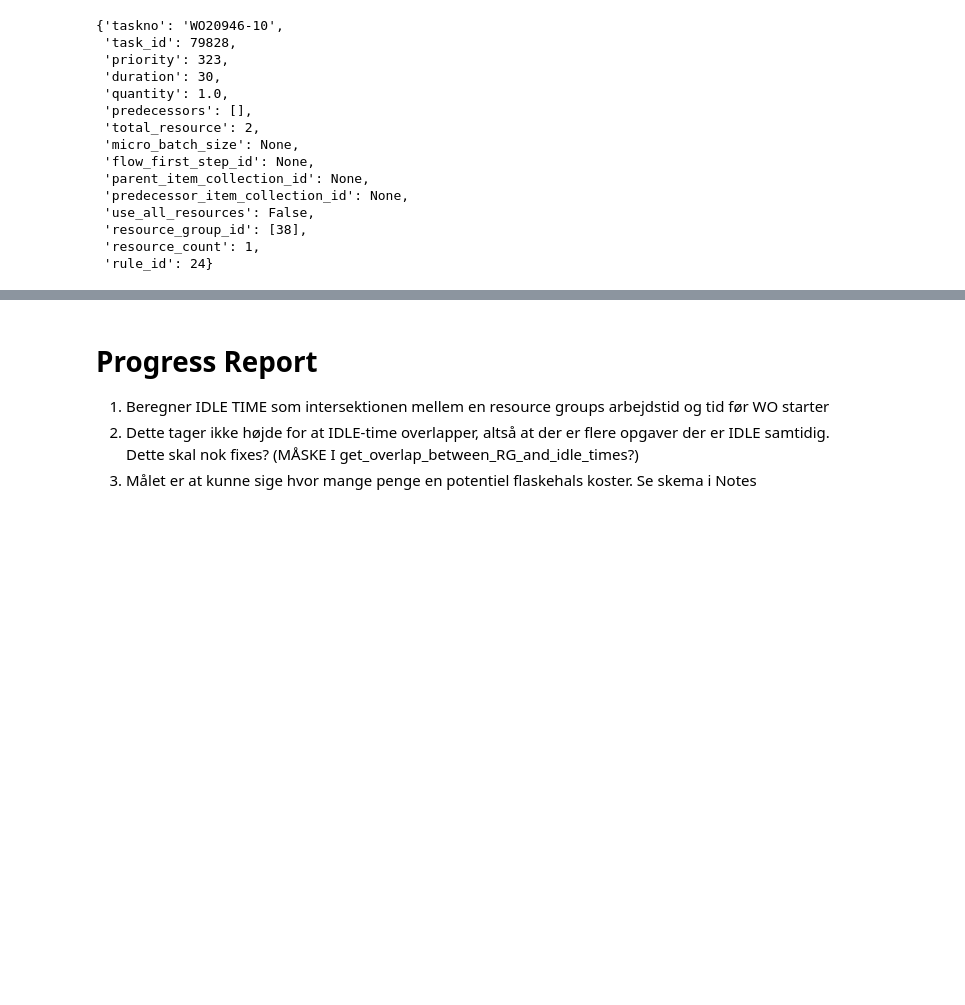
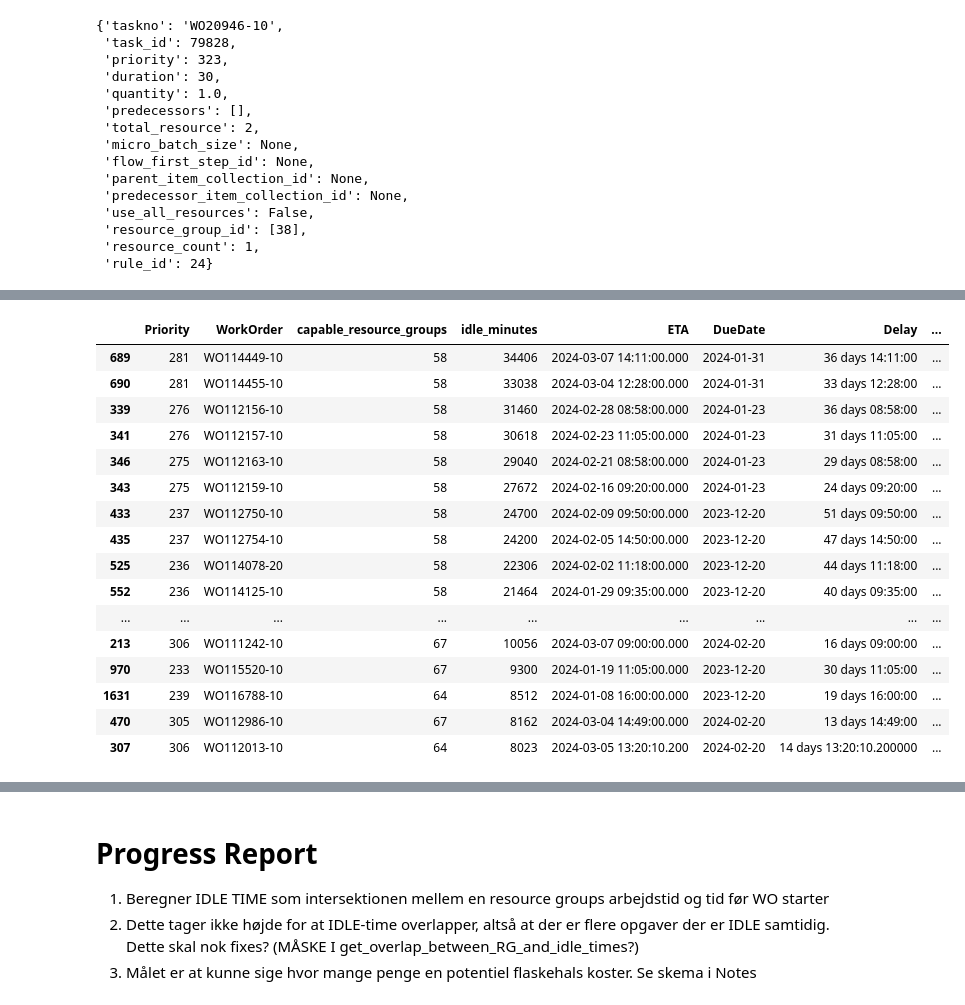
Before and after one commit to Askenm/smart_agriculture, a Jupyter notebook: OutputAnalysis.ipynb, the cells around one changed output, grey strips where cells are left out. Saved outputs shown, nothing was run; the diff lists cells and outputs as text; code cells hidden in the pictures; blank space fills up the shorter version.

Commit message:
added output analysis

```diff
--- a/OutputAnalysis.ipynb
+++ b/OutputAnalysis.ipynb
@@ -319,24 +369,26 @@ def get_overlap_between_RG_and_idle_times(idle_times,task2RG,RG_sets_aggregated)
 
     idle_minutes = {}
 
-    idle_RGs = defaultdict(int)
+    idle_RGs = defaultdict(list)
 
     for WOid,idle_time in tqdm(idle_times.items()):
         RGs = task2RG[WOid]
         window = []
         for RG in RGs:
             window+=RG_sets_aggregated[RG]
+
+
         window = list(set(window))
 
 
-        idle_range = np.intersect1d(window,idle_time)
+        idle_range = np.intersect1d(window,idle_time).tolist()
 
         idle_minutes[WOid] = idle_range
 
-        # skal nok fixes her
         for RG in RGs:
-            idle_RGs[RG]+=len(idle_range)
+            idle_RGs[RG]+=idle_range
 
+    idle_RGs = {k:len(set(v)) for k,v in idle_RGs.items()}
 
     return idle_minutes,idle_RGs
 
@@ -479,0 +525,5 @@ convert_minutes(idle_RGs[3])[0]/365
+# %%
+duedates = pd.read_excel("fctryengine_outputs/EXW_Dates.xlsx",engine='openpyxl')
+
+print(duedates.shape[0])
+duedates.head()
@@ -479,0 +546,63 @@ convert_minutes(idle_RGs[3])[0]/365
+# %%
+# Columns
+## Priority ID
+## WOid
+## Minutes idle
+## Cur ETA
+## DueDate
+## Cur delay
+## delay without idle-time
+
+
+
+# Lookup Definitions
+ETA_lookup = {'-'.join(s['task_uid'].split('-')[:2]) : add_minutes_to_date(s['task_end']) for s in solution}
+duedate_lookup = {row['taskno']: convert_date_to_datetime(row['exw_delivery_date']) for k,row in duedates.iterrows()}
+
+
+WorkOrder_dict = defaultdict(list)
+
+for WOid, im in idle_minutes.items():
+
+    WorkOrder_dict['Priority'].append(task2job[WOid])
+
+    WorkOrder_dict['WorkOrder'].append(WOid)
+
+    # Add resource groups
+
+    WorkOrder_dict['capable_resource_groups'].append('|'.join([str(i) for i in task2RG[WOid]]))
+
+
+    WorkOrder_dict['idle_minutes'].append(len(im))
+
+
+    # GET ETA FROM SOLUTION
+    WorkOrder_dict['ETA'].append(ETA_lookup[WOid])
+
+    # GET DUE DATES FROM duedates
+    try:
+        dd = duedate_lookup[WOid]
+    except:
+        dd = None
+    WorkOrder_dict['DueDate'].append(dd)
+
+
+
+for k,v in WorkOrder_dict.items():
+    print(k,len(v))
+
+WorkOrders = pd.DataFrame(WorkOrder_dict)
+
+
+# Calculate dependant columns
+
+def calculate_timedelta(df, col1, col2):
+    df['Delay'] = df[col1] - df[col2]
+    return df
+
+WorkOrders = calculate_timedelta(WorkOrders, 'ETA', 'DueDate')
+WorkOrders['DelayWithoutIdleTime'] = WorkOrders['Delay'] - pd.to_timedelta(WorkOrders['idle_minutes'], unit='m')
+WorkOrders['TimeDifference'] = WorkOrders['Delay'] - WorkOrders['DelayWithoutIdleTime']
+
+WorkOrders.loc[(~WorkOrders['DueDate'].isna())&(WorkOrders['DelayWithoutIdleTime']>pd.Timedelta(0))].sort_values('TimeDifference',ascending=False).head(30)
+# %% [output]
@@ -479,0 +615,17 @@ convert_minutes(idle_RGs[3])[0]/365
+|  | Priority | WorkOrder | capable_resource_groups | idle_minutes | ETA | DueDate | Delay | ... |
+| 689 | 281 | WO114449-10 | 58 | 34406 | 2024-03-07 14:11:00.000 | 2024-01-31 | 36 days 14:11:00 | ... |
+| 690 | 281 | WO114455-10 | 58 | 33038 | 2024-03-04 12:28:00.000 | 2024-01-31 | 33 days 12:28:00 | ... |
+| 339 | 276 | WO112156-10 | 58 | 31460 | 2024-02-28 08:58:00.000 | 2024-01-23 | 36 days 08:58:00 | ... |
+| 341 | 276 | WO112157-10 | 58 | 30618 | 2024-02-23 11:05:00.000 | 2024-01-23 | 31 days 11:05:00 | ... |
+| 346 | 275 | WO112163-10 | 58 | 29040 | 2024-02-21 08:58:00.000 | 2024-01-23 | 29 days 08:58:00 | ... |
+| 343 | 275 | WO112159-10 | 58 | 27672 | 2024-02-16 09:20:00.000 | 2024-01-23 | 24 days 09:20:00 | ... |
+| 433 | 237 | WO112750-10 | 58 | 24700 | 2024-02-09 09:50:00.000 | 2023-12-20 | 51 days 09:50:00 | ... |
+| 435 | 237 | WO112754-10 | 58 | 24200 | 2024-02-05 14:50:00.000 | 2023-12-20 | 47 days 14:50:00 | ... |
+| 525 | 236 | WO114078-20 | 58 | 22306 | 2024-02-02 11:18:00.000 | 2023-12-20 | 44 days 11:18:00 | ... |
+| 552 | 236 | WO114125-10 | 58 | 21464 | 2024-01-29 09:35:00.000 | 2023-12-20 | 40 days 09:35:00 | ... |
+| ... | ... | ... | ... | ... | ... | ... | ... | ... |
+| 213 | 306 | WO111242-10 | 67 | 10056 | 2024-03-07 09:00:00.000 | 2024-02-20 | 16 days 09:00:00 | ... |
+| 970 | 233 | WO115520-10 | 67 | 9300 | 2024-01-19 11:05:00.000 | 2023-12-20 | 30 days 11:05:00 | ... |
+| 1631 | 239 | WO116788-10 | 64 | 8512 | 2024-01-08 16:00:00.000 | 2023-12-20 | 19 days 16:00:00 | ... |
+| 470 | 305 | WO112986-10 | 67 | 8162 | 2024-03-04 14:49:00.000 | 2024-02-20 | 13 days 14:49:00 | ... |
+| 307 | 306 | WO112013-10 | 64 | 8023 | 2024-03-05 13:20:10.200 | 2024-02-20 | 14 days 13:20:10.200000 | ... |
```
Also changed, not shown: parts of 17 cells of this notebook.
